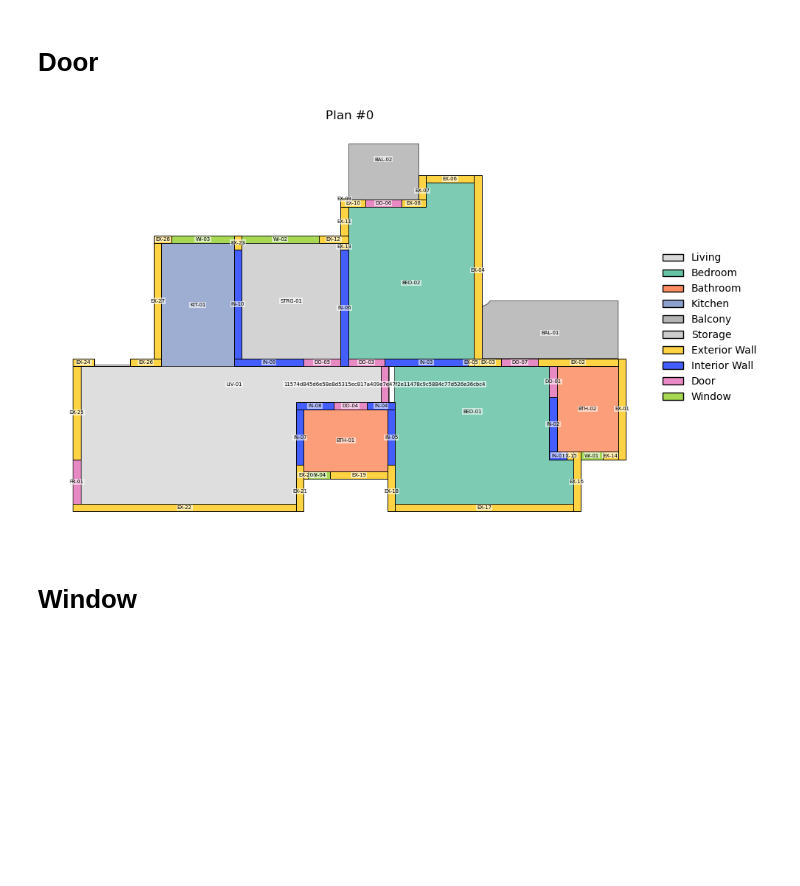
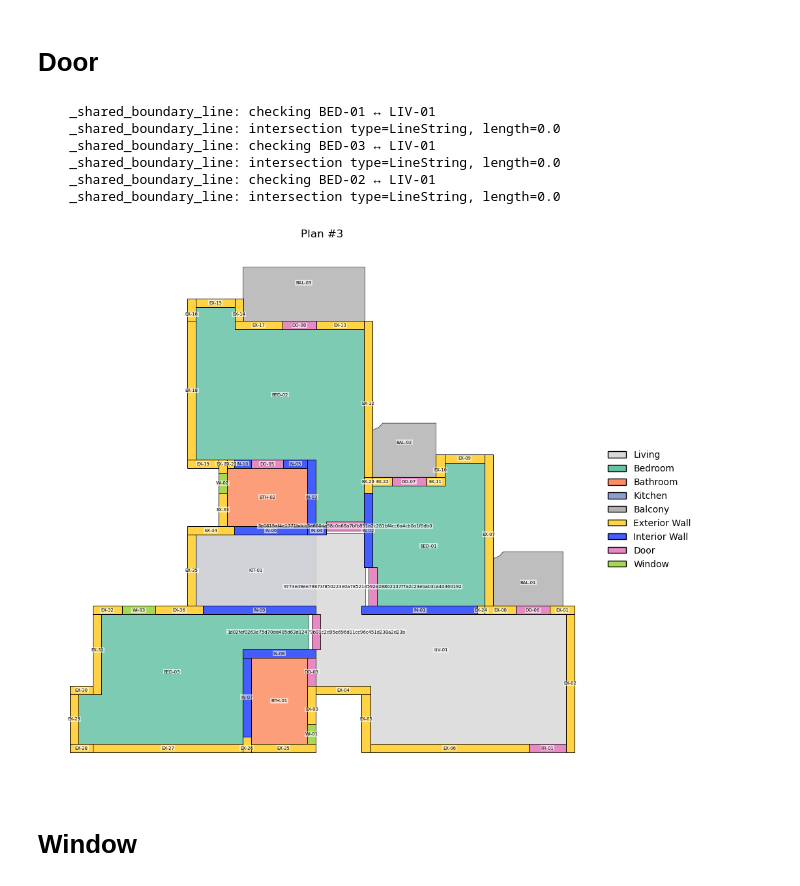
Before and after one commit to numanmuttaqi/Geometry-to-Ontology, a Jupyter notebook: Notebooks/3_togeometry.ipynb, the cells around one changed output. Saved outputs shown, nothing was run; the diff lists cells and outputs as text; code cells hidden in the pictures; blank space fills up the shorter version.

```diff
--- a/Notebooks/3_togeometry.ipynb
+++ b/Notebooks/3_togeometry.ipynb
@@ -51,17 +51,23 @@ Visualizing...
 # %%
 from thesis_package.ttl_to_json import save_ttl_as_json
 from thesis_package.visualize import plot_plan_json
 
 
 save_ttl_as_json(
-    "../output/inferred_resplan_ttl/plan_00000_doors_back.ttl",
-    "../output/inferred_resplan_json/plan_00000_doors_back.json",
+    "../output/inferred_resplan_ttl/plan_00003_doors_back.ttl",
+    "../output/inferred_resplan_json/plan_00003_doors_back.json",
 )
 
-ax = plot_plan_json("../output/inferred_resplan_json/plan_00000_doors_back.json",
+ax = plot_plan_json("../output/inferred_resplan_json/plan_00003_doors_back.json",
                     show_wall_ids=True, show_ids=True)
 # %% [output]
+    _shared_boundary_line: checking BED-01 ↔ LIV-01
+    _shared_boundary_line: intersection type=LineString, length=0.0
+    _shared_boundary_line: checking BED-03 ↔ LIV-01
+    _shared_boundary_line: intersection type=LineString, length=0.0
+    _shared_boundary_line: checking BED-02 ↔ LIV-01
+    _shared_boundary_line: intersection type=LineString, length=0.0
-[figure, old version]
+[figure, new version]
 # %% [markdown]
 # Window
 # %%
```
Also changed, not shown: 5 other files.
